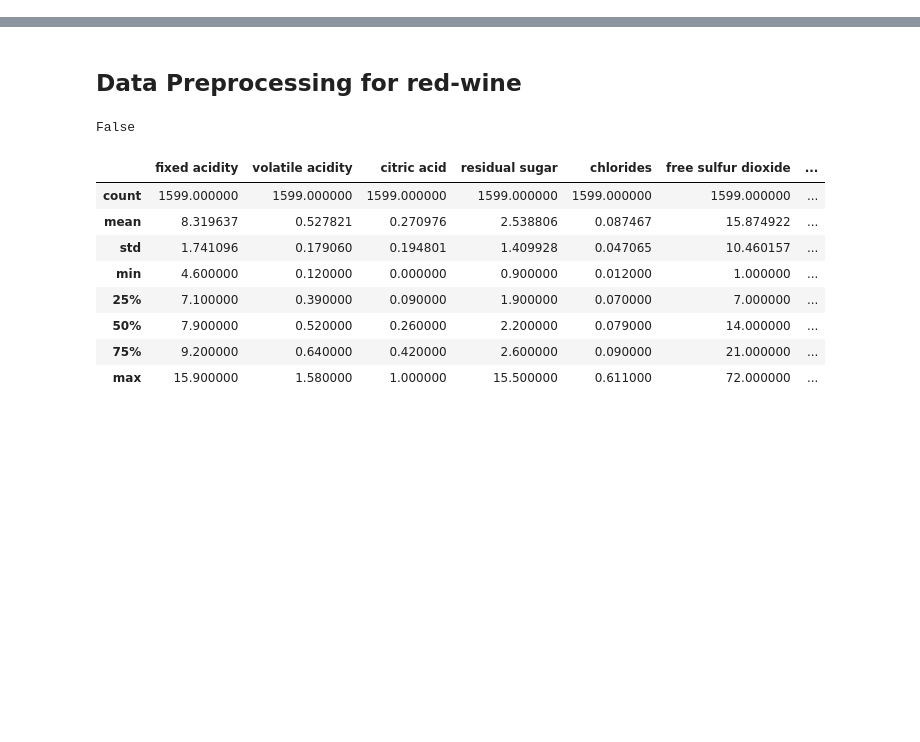
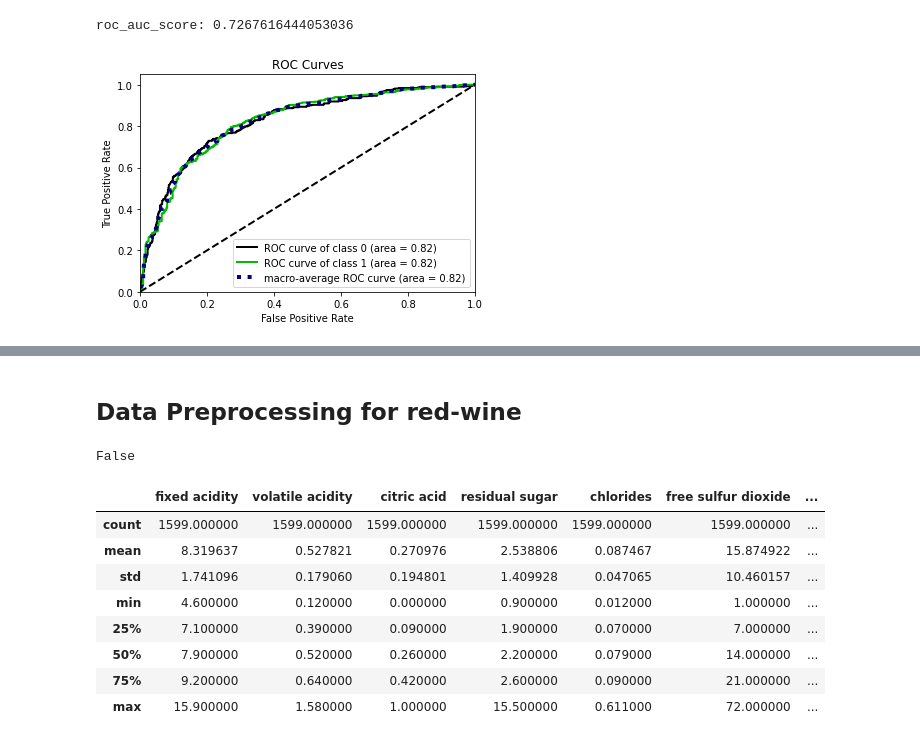
Before and after one commit to varshavamanmurthy/Wine_Quality_Prediction, a Jupyter notebook: Wine_Quality_Prediction_SVM.ipynb, the cells around one changed output, grey strips where cells are left out. Saved outputs shown, nothing was run; the diff lists cells and outputs as text; code cells hidden in the pictures; blank space fills up the shorter version.

```diff
--- a/Wine_Quality_Prediction_SVM.ipynb
+++ b/Wine_Quality_Prediction_SVM.ipynb
@@ -329,0 +352,4 @@ df_red_wine
+# %%
+# To calculate the probability
+prob_white = gridWhiteClf.predict_proba(X_test)
+prob_white
@@ -329,0 +364,12 @@ df_red_wine
+# %%
+# determine the roc_auc_score
+print("roc_auc_score:",metrics.roc_auc_score(y_test, gridWhiteClf_y_pred))
+# %% [output]
+roc_auc_score: 0.7267616444053036
+# %%
+# Plotting the ROC curve
+import scikitplot as skplt
+skplt.metrics.plot_roc(y_test, prob_white, plot_micro=False)
+plt.show()
+# %% [output]
+[figure, added]
```
Also changed, not shown: parts of 154 cells of this notebook, 2 other files.
